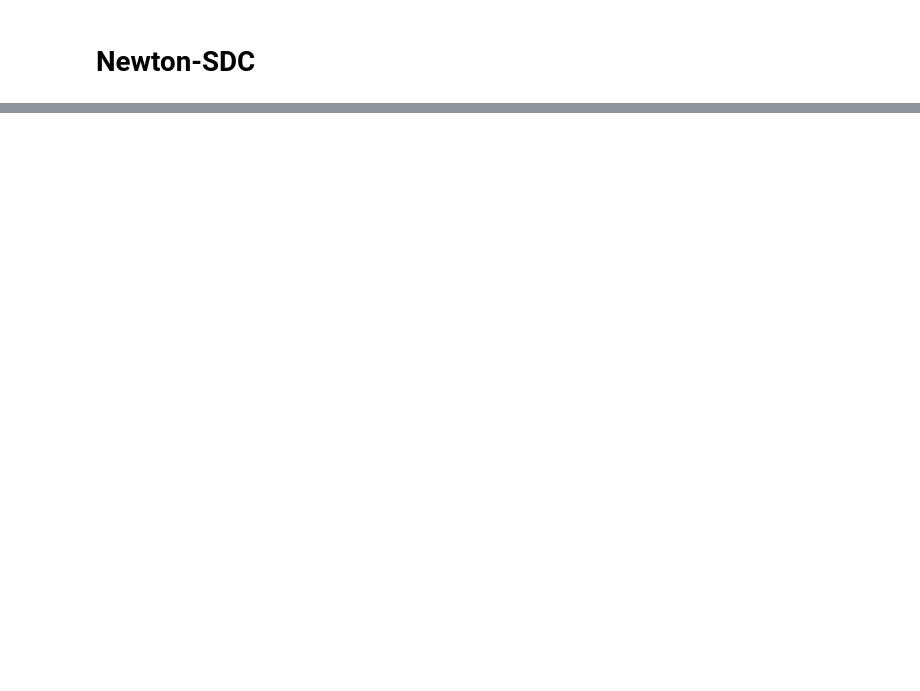
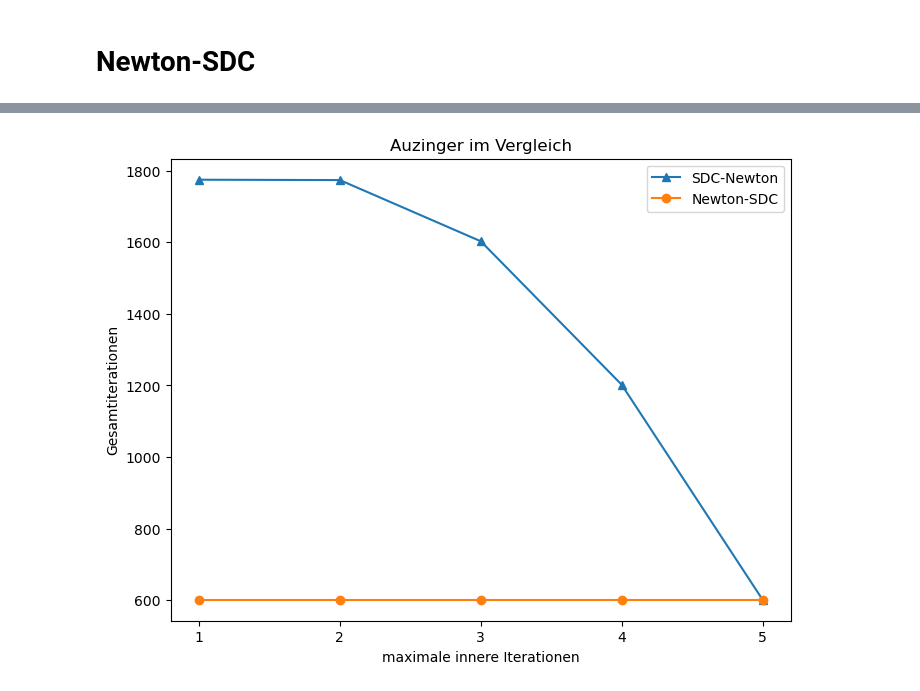
Before and after one commit to aventurierblue/sdc, a Jupyter notebook: aizinger-cupy.ipynb, the cells around one changed output, grey strips where cells are left out. Saved outputs shown, nothing was run; the diff lists cells and outputs as text; code cells hidden in the pictures; blank space fills up the shorter version.

```diff
--- a/aizinger-cupy.ipynb
+++ b/aizinger-cupy.ipynb
@@ -339,0 +405,14 @@ array(6.2857497e-12)
+# %%
+plt.figure(figsize=(8, 6))
+plt.title("Auzinger im Vergleich")
+axis = np.arange(1, 6)
+plt.plot(axis, data[::-1, 0].get(), label="SDC-Newton", marker="^")
+plt.plot(axis, data[::-1, 1].get(), label="Newton-SDC", marker="o")
+plt.xticks(axis, labels =["{}".format(dt) for dt in axis])
+plt.xlabel("maximale innere Iterationen")
+plt.ylabel("Gesamtiterationen")
+plt.legend()
+plt.savefig("auzingervergleich.png")
+plt.show()
+# %% [output]
+[figure, added]
```
Also changed, not shown: parts of 9 cells of this notebook, 6 other files.
